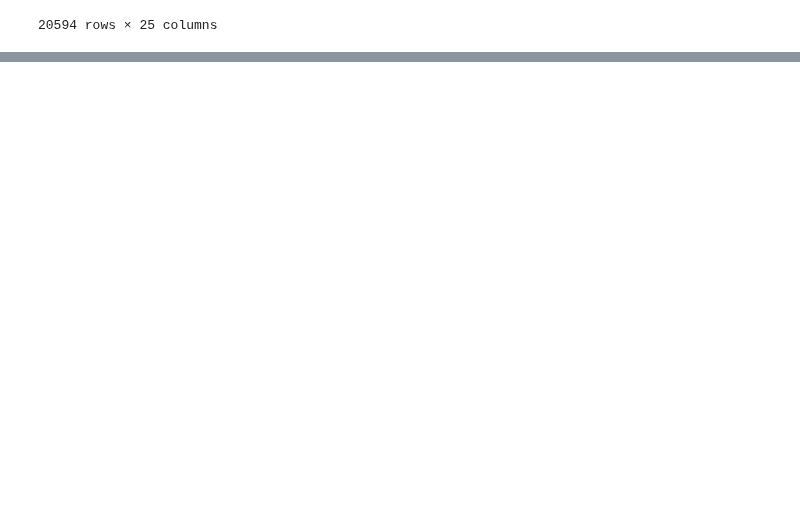
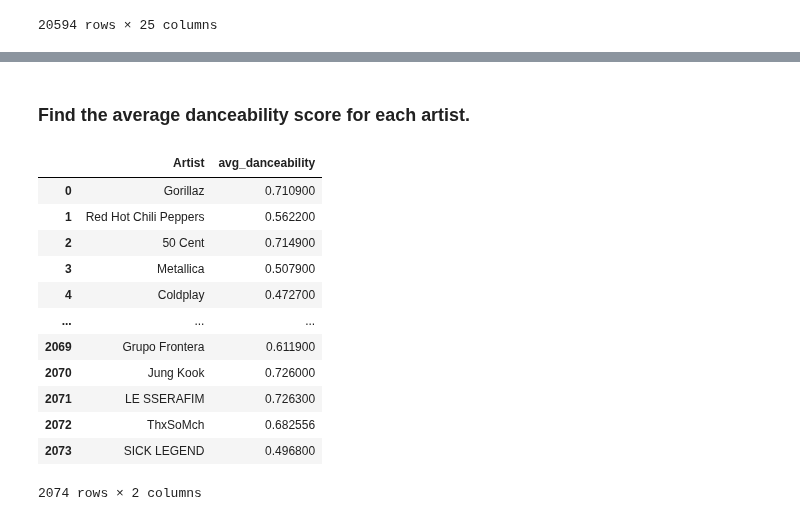
Before and after one commit to Himmu5/data-analysis, a Jupyter notebook: notebooks/spotify_analysis.ipynb, the cells around one changed output, grey strips where cells are left out. Saved outputs shown, nothing was run; the diff lists cells and outputs as text; code cells hidden in the pictures; blank space fills up the shorter version.

```diff
--- a/notebooks/spotify_analysis.ipynb
+++ b/notebooks/spotify_analysis.ipynb
@@ -43,0 +121,18 @@ pd.read_sql("SELECT * from spotify;", con=conn)
+# %% [markdown]
+### Find the average danceability score for each artist.
+# %%
+pd.read_sql("select Artist, AVG(Danceability) as avg_danceability from spotify GROUP BY Artist;", con=conn)
+# %% [output]
+|  | Artist | avg_danceability |
+| 0 | Gorillaz | 0.710900 |
+| 1 | Red Hot Chili Peppers | 0.562200 |
+| 2 | 50 Cent | 0.714900 |
+| 3 | Metallica | 0.507900 |
+| 4 | Coldplay | 0.472700 |
+| ... | ... | ... |
+| 2069 | Grupo Frontera | 0.611900 |
+| 2070 | Jung Kook | 0.726000 |
+| 2071 | LE SSERAFIM | 0.726300 |
+| 2072 | ThxSoMch | 0.682556 |
+| 2073 | SICK LEGEND | 0.496800 |
+2074 rows × 2 columns
```
Also changed, not shown: parts of 18 cells of this notebook, 1 other file.
